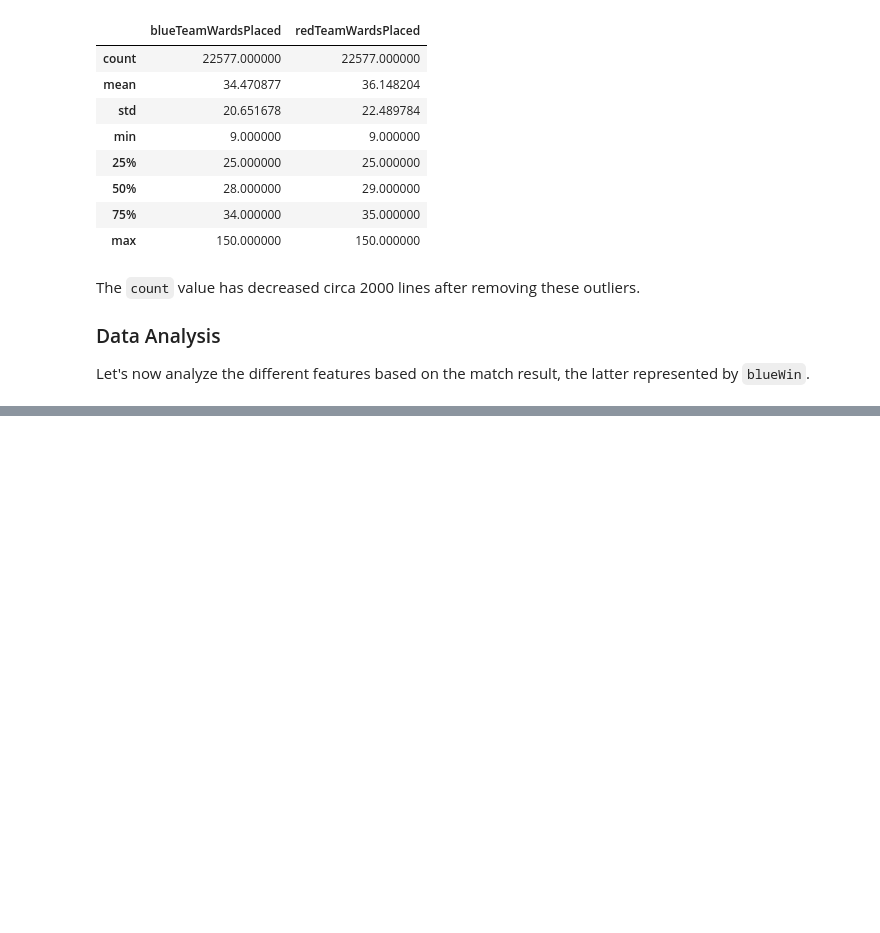
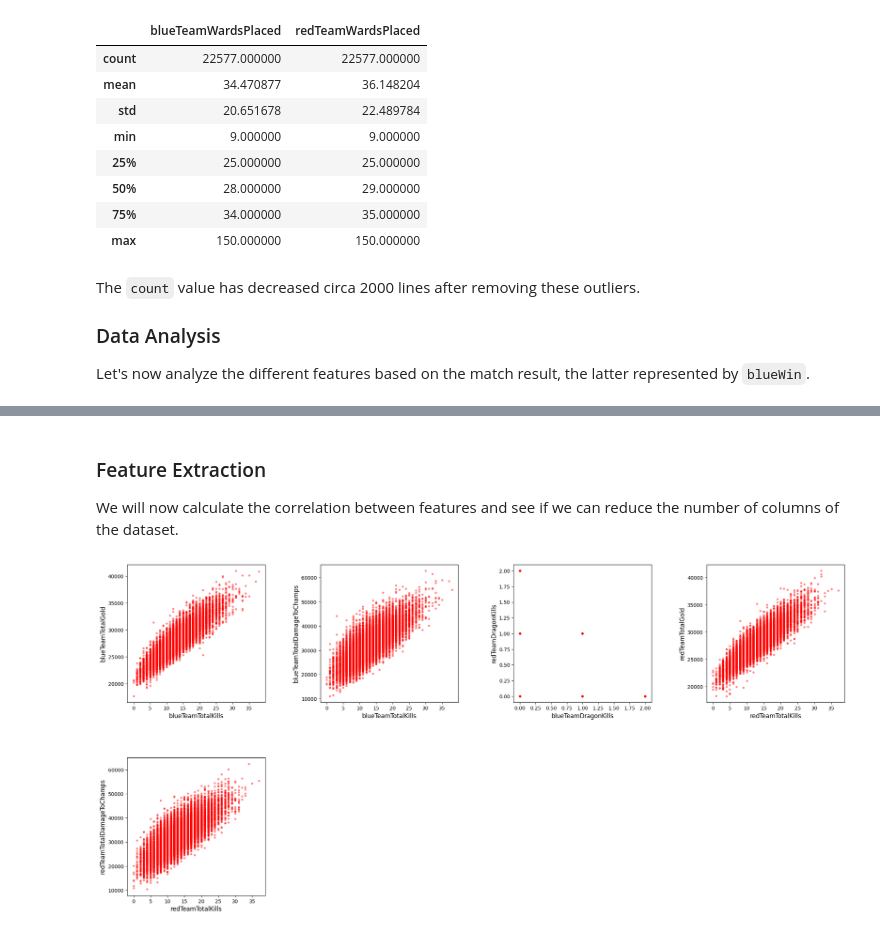
Before and after one commit to gcsam11/IART_LOL, a Jupyter notebook: lol_soloQ.ipynb, the cells around one changed output, grey strips where cells are left out. Cells and saved outputs as stored; diff of their text form; code cells hidden in the pictures; blank space fills up the shorter version.

```diff
--- a/lol_soloQ.ipynb
+++ b/lol_soloQ.ipynb
@@ -237,3 +233,33 @@ sb.heatmap(corr, annot=True, cmap='coolwarm', vmin=-1, vmax=1)
+# %% [markdown]
+### Feature Extraction
+
+We will now calculate the correlation between features and see if we can reduce the number of columns of the dataset.
+# %%
+cols = list(df.columns)
+
+plot_cols = []
+
+for i, col1 in enumerate(cols):
+    if col1 == 'blueWin':
+        continue
+    for col2 in cols[i::]:
+        if col1 == col2 or col2 == 'blueWin':
+            continue
+        if math.fabs(df[col1].corr(df[col2])) > 0.75:
+            plot_cols.append([col1,col2])
+
+# Plot the cols with high correlation
+
+plt.figure(figsize=(25,25))
+plt.subplots_adjust(left=0.1,bottom=0.1,right=0.9,top=0.9,wspace=0.4,hspace=0.4)
+
+for i, cols in enumerate(plot_cols):
+    plt.subplot(4,4,i+1)
+    plt.scatter(df[cols[0]],df[cols[1]],s=10,c='red',alpha=0.4)
+    plt.xlabel(f"{cols[0]}",fontsize=12)
+    plt.ylabel(f"{cols[1]}",fontsize=12)
+# %% [output]
+[figure, added]
 # %%
 # Split the data into training and testing sets
 from sklearn.model_selection import train_test_split
```
Also changed, not shown: parts of 8 cells of this notebook, 2 other files.
